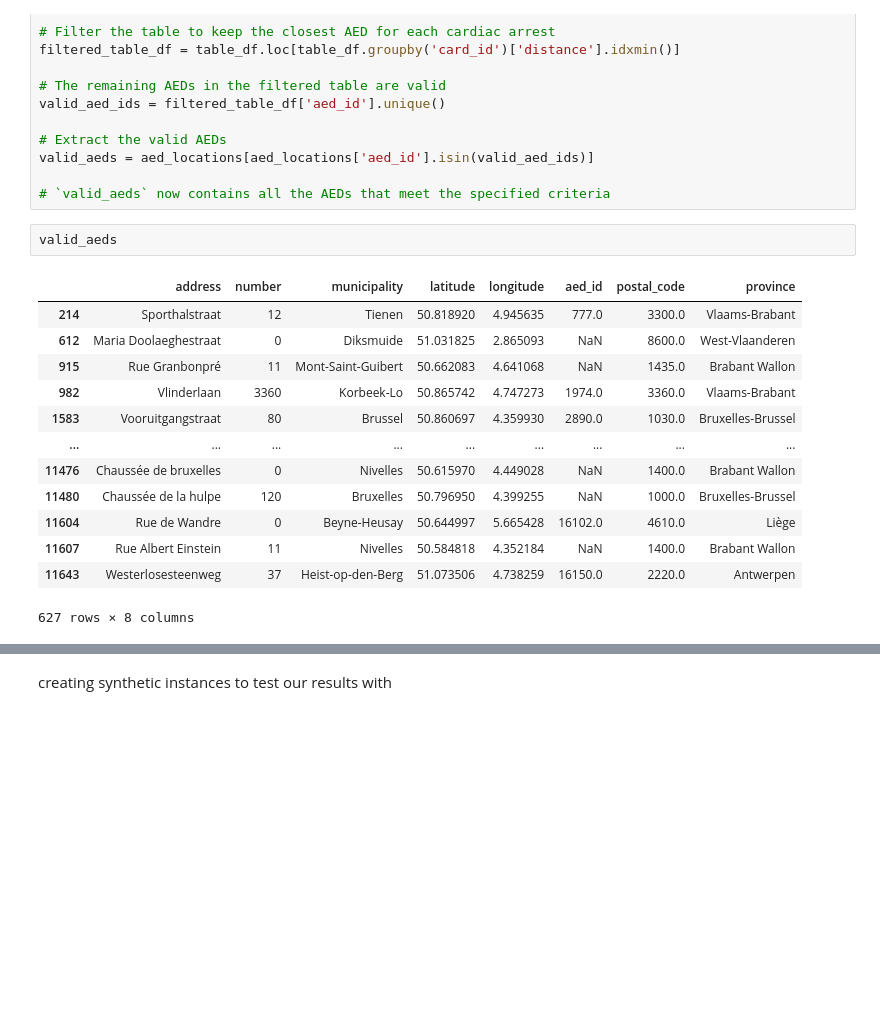
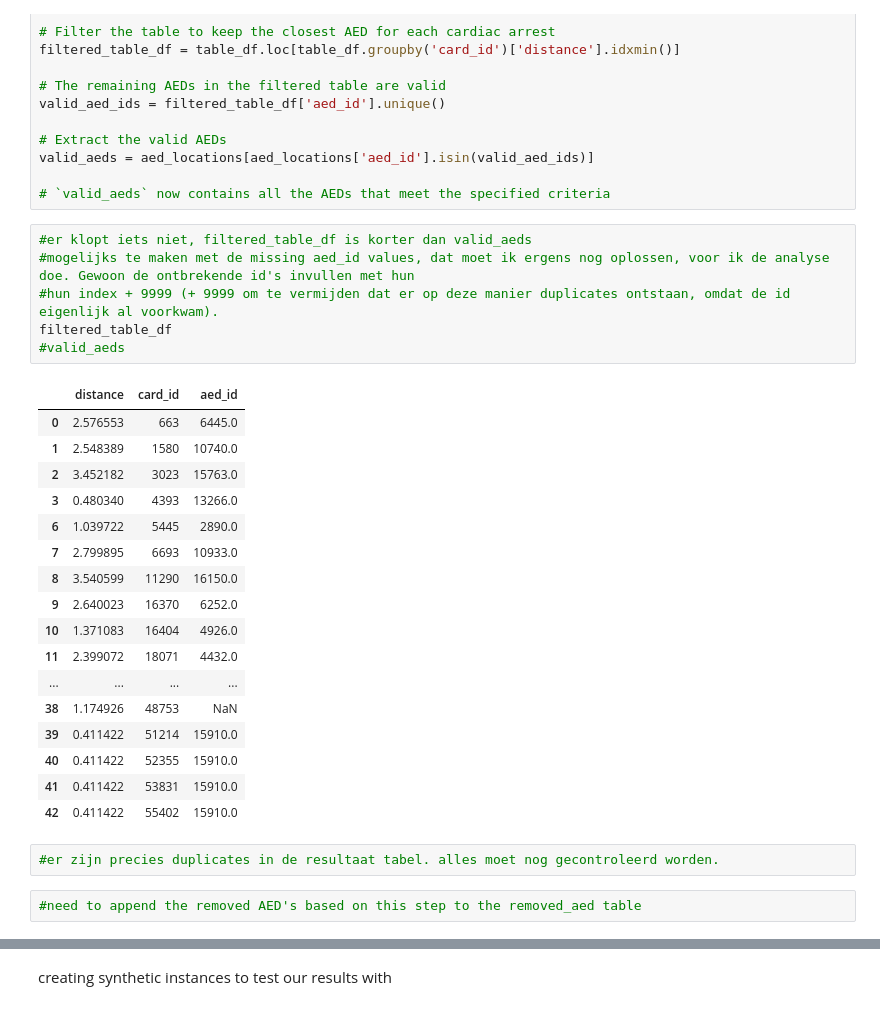
Before and after one commit to Elouan-Debels/MDAProject, a Jupyter notebook: preprocessing.ipynb, the cells around one changed output, grey strips where cells are left out. Drawn from its saved outputs; the diff is of its cells as text; blank space fills up the shorter version.

```diff
--- a/preprocessing.ipynb
+++ b/preprocessing.ipynb
@@ -299,18 +299,30 @@ valid_aeds = aed_locations[aed_locations['aed_id'].isin(valid_aed_ids)]
 
 # `valid_aeds` now contains all the AEDs that meet the specified criteria
 # %%
-valid_aeds
+#er klopt iets niet, filtered_table_df is korter dan valid_aeds
+#mogelijks te maken met de missing aed_id values, dat moet ik ergens nog oplossen, voor ik de analyse doe. Gewoon de ontbrekende id's invullen met hun
+#hun index + 9999 (+ 9999 om te vermijden dat er op deze manier duplicates ontstaan, omdat de id eigenlijk al voorkwam).
+filtered_table_df
+#valid_aeds
 # %% [output]
-|  | address | number | municipality | latitude | longitude | aed_id | postal_code | province |
-| 214 | Sporthalstraat | 12 | Tienen | 50.818920 | 4.945635 | 777.0 | 3300.0 | Vlaams-Brabant |
-| 612 | Maria Doolaeghestraat | 0 | Diksmuide | 51.031825 | 2.865093 | NaN | 8600.0 | West-Vlaanderen |
-| 915 | Rue Granbonpré | 11 | Mont-Saint-Guibert | 50.662083 | 4.641068 | NaN | 1435.0 | Brabant Wallon |
-| 982 | Vlinderlaan | 3360 | Korbeek-Lo | 50.865742 | 4.747273 | 1974.0 | 3360.0 | Vlaams-Brabant |
-| 1583 | Vooruitgangstraat | 80 | Brussel | 50.860697 | 4.359930 | 2890.0 | 1030.0 | Bruxelles-Brussel |
-| ... | ... | ... | ... | ... | ... | ... | ... | ... |
-| 11476 | Chaussée de bruxelles | 0 | Nivelles | 50.615970 | 4.449028 | NaN | 1400.0 | Brabant Wallon |
-| 11480 | Chaussée de la hulpe | 120 | Bruxelles | 50.796950 | 4.399255 | NaN | 1000.0 | Bruxelles-Brussel |
-| 11604 | Rue de Wandre | 0 | Beyne-Heusay | 50.644997 | 5.665428 | 16102.0 | 4610.0 | Liège |
-| 11607 | Rue Albert Einstein | 11 | Nivelles | 50.584818 | 4.352184 | NaN | 1400.0 | Brabant Wallon |
-| 11643 | Westerlosesteenweg | 37 | Heist-op-den-Berg | 51.073506 | 4.738259 | 16150.0 | 2220.0 | Antwerpen |
+|  | distance | card_id | aed_id |
+| 0 | 2.576553 | 663 | 6445.0 |
+| 1 | 2.548389 | 1580 | 10740.0 |
+| 2 | 3.452182 | 3023 | 15763.0 |
+| 3 | 0.480340 | 4393 | 13266.0 |
+| 6 | 1.039722 | 5445 | 2890.0 |
+| 7 | 2.799895 | 6693 | 10933.0 |
+| 8 | 3.540599 | 11290 | 16150.0 |
+| 9 | 2.640023 | 16370 | 6252.0 |
+| 10 | 1.371083 | 16404 | 4926.0 |
+| 11 | 2.399072 | 18071 | 4432.0 |
+| ... | ... | ... | ... |
+| 38 | 1.174926 | 48753 | NaN |
+| 39 | 0.411422 | 51214 | 15910.0 |
+| 40 | 0.411422 | 52355 | 15910.0 |
+| 41 | 0.411422 | 53831 | 15910.0 |
+| 42 | 0.411422 | 55402 | 15910.0 |
-627 rows × 8 columns
+# %%
+#er zijn precies duplicates in de resultaat tabel. alles moet nog gecontroleerd worden.
+# %%
+#need to append the removed AED's based on this step to the removed_aed table
```
Also changed, not shown: parts of 1 cell of this notebook.
